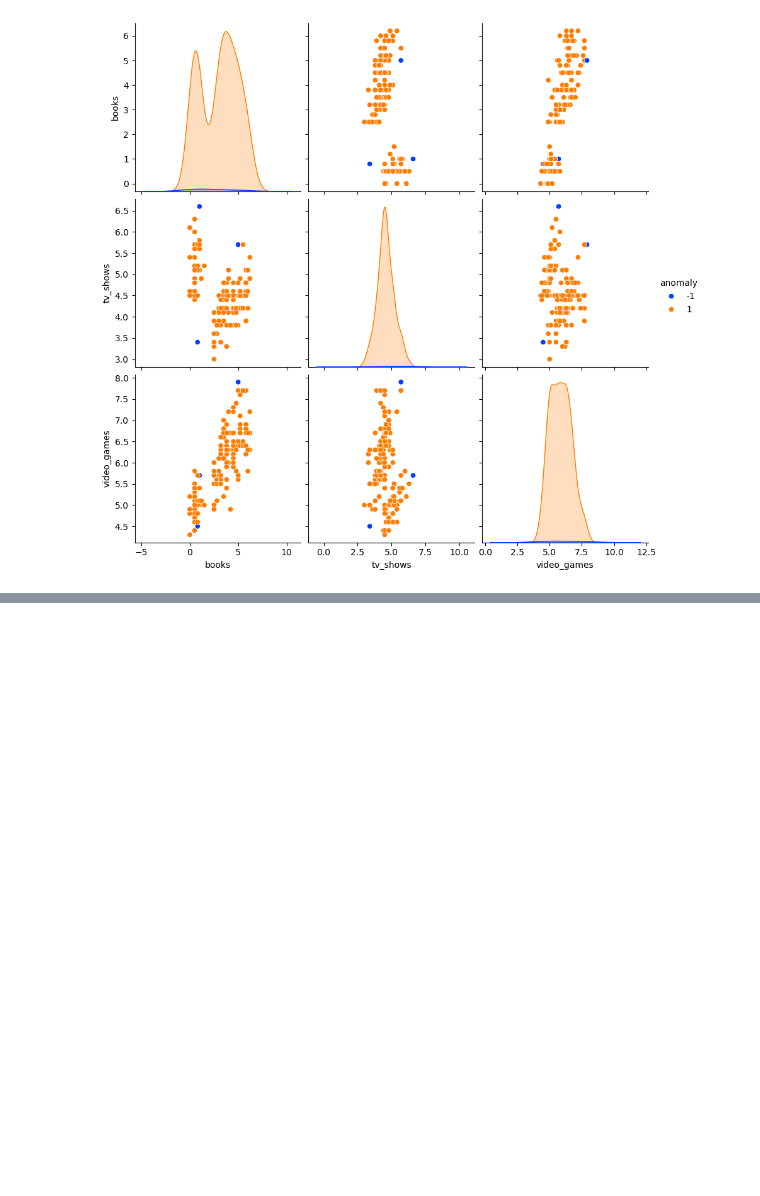
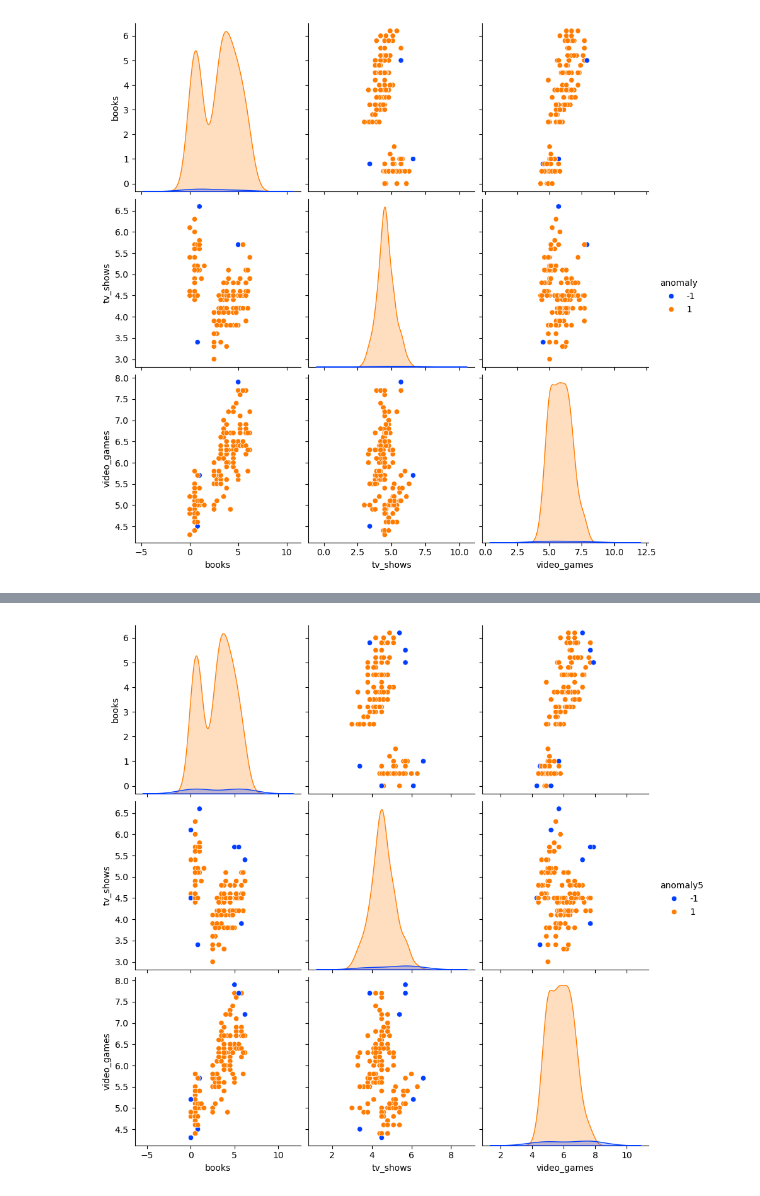
Before and after one commit to Camiloesp/PythonDataScience_UnsupervisedML, a Jupyter notebook: 3_AnomalyDetection.ipynb, the cells around one changed output, grey strips where cells are left out. Drawn from its saved outputs; the diff is of its cells as text; code cells hidden in the pictures; blank space fills up the shorter version.

Commit message:
Anomalies - Isolation Forest project

```diff
--- a/3_AnomalyDetection.ipynb
+++ b/3_AnomalyDetection.ipynb
@@ -112,0 +115,4 @@ sns.pairplot(df.iloc[:,1:].drop(columns=['anomaly_scores']),
+# %%
+model5 = IsolationForest(contamination=0.05)
+# %%
+model5.fit(X)
@@ -112,0 +121,3 @@ sns.pairplot(df.iloc[:,1:].drop(columns=['anomaly_scores']),
+# %%
+df['anomaly_scores5'] = model5.decision_function(X)
+df.sort_values('anomaly_scores5').head(10)
@@ -112,0 +136,3 @@ sns.pairplot(df.iloc[:,1:].drop(columns=['anomaly_scores']),
+# %%
+df['anomaly5'] = model5.predict(X)
+df.sort_values('anomaly_scores5').head(10)
@@ -112,0 +151,8 @@ sns.pairplot(df.iloc[:,1:].drop(columns=['anomaly_scores']),
+# %%
+sns.pairplot(df.iloc[:,1:].drop(columns=['anomaly_scores', 'anomaly', 'anomaly_scores5']),
+             hue='anomaly5', # Color depends on anomaly column
+             palette='bright',# Default colors are horrible so we set the colors
+             diag_kind='kde',
+             height=3);
+# %% [output]
+[figure, added]
```
Also changed, not shown: parts of 7 cells of this notebook.
